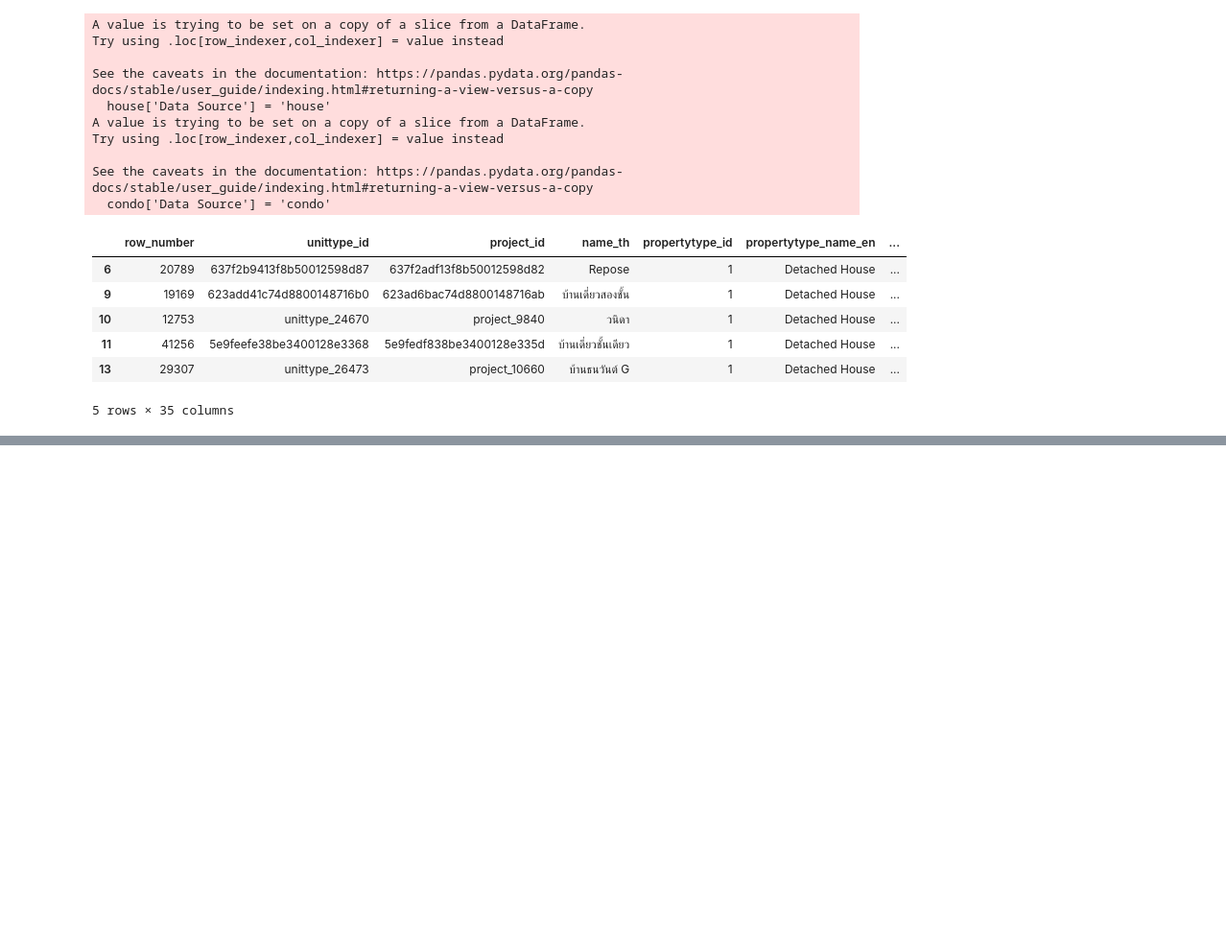
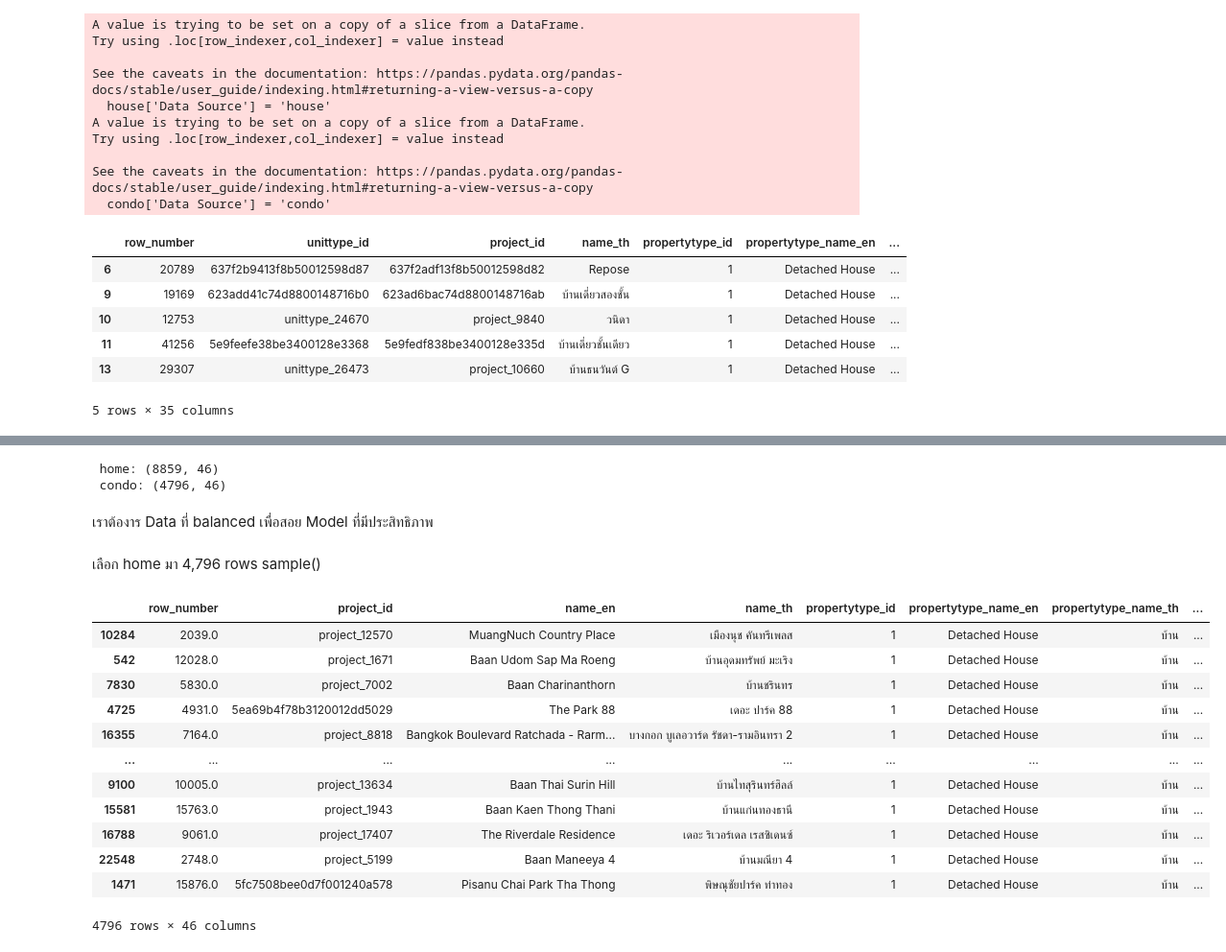
Before and after one commit to Thanyarat281-6/BSC_DPDM2025, a Jupyter notebook: Ch3_Data_Preprocessing.ipynb, the cells around one changed output, grey strips where cells are left out. Shown at 96% size. Drawn from its saved outputs; the diff is of its cells as text; code cells hidden in the pictures; blank space fills up the shorter version.

```diff
--- a/Ch3_Data_Preprocessing.ipynb
+++ b/Ch3_Data_Preprocessing.ipynb
@@ -909,0 +915,2 @@ house_condo_df.head()
+# %%
+home = project_df[project_df['propertytype_name_th']=='บ้าน']
@@ -909,0 +919,25 @@ house_condo_df.head()
+# %%
+print(f" home: {home.shape}\n condo: {condo.shape}")
+# %% [output]
+ home: (8859, 46)
+ condo: (4796, 46)
+# %% [markdown]
+เราต้องาร Data ที่ balanced เพื่อสอย Model ที่มีประสิทธิภาพ
+# %% [markdown]
+เลือก home มา 4,796 rows sample()
+# %%
+home.sample(4796)
+# %% [output]
+|  | row_number | project_id | name_en | name_th | propertytype_id | propertytype_name_en | propertytype_name_th | ... |
+| 10284 | 2039.0 | project_12570 | MuangNuch Country Place | เมืองนุช คันทรีเพลส | 1 | Detached House | บ้าน | ... |
+| 542 | 12028.0 | project_1671 | Baan Udom Sap Ma Roeng | บ้านอุดมทรัพย์ มะเริง | 1 | Detached House | บ้าน | ... |
+| 7830 | 5830.0 | project_7002 | Baan Charinanthorn | บ้านชรินทร | 1 | Detached House | บ้าน | ... |
+| 4725 | 4931.0 | 5ea69b4f78b3120012dd5029 | The Park 88 | เดอะ ปาร์ค 88 | 1 | Detached House | บ้าน | ... |
+| 16355 | 7164.0 | project_8818 | Bangkok Boulevard Ratchada - Rarm... | บางกอก บูเลอวาร์ด รัชดา-รามอินทรา 2 | 1 | Detached House | บ้าน | ... |
+| ... | ... | ... | ... | ... | ... | ... | ... | ... |
+| 9100 | 10005.0 | project_13634 | Baan Thai Surin Hill | บ้านไทสุรินทร์ฮิลล์ | 1 | Detached House | บ้าน | ... |
+| 15581 | 15763.0 | project_1943 | Baan Kaen Thong Thani | บ้านแก่นทองธานี | 1 | Detached House | บ้าน | ... |
+| 16788 | 9061.0 | project_17407 | The Riverdale Residence | เดอะ ริเวอร์เดล เรสซิเดนซ์ | 1 | Detached House | บ้าน | ... |
+| 22548 | 2748.0 | project_5199 | Baan Maneeya 4 | บ้านมณียา 4 | 1 | Detached House | บ้าน | ... |
+| 1471 | 15876.0 | 5fc7508bee0d7f001240a578 | Pisanu Chai Park Tha Thong | พิษณุชัยปาร์ค ท่าทอง | 1 | Detached House | บ้าน | ... |
+4796 rows × 46 columns
```
Also changed, not shown: parts of 23 cells of this notebook.
